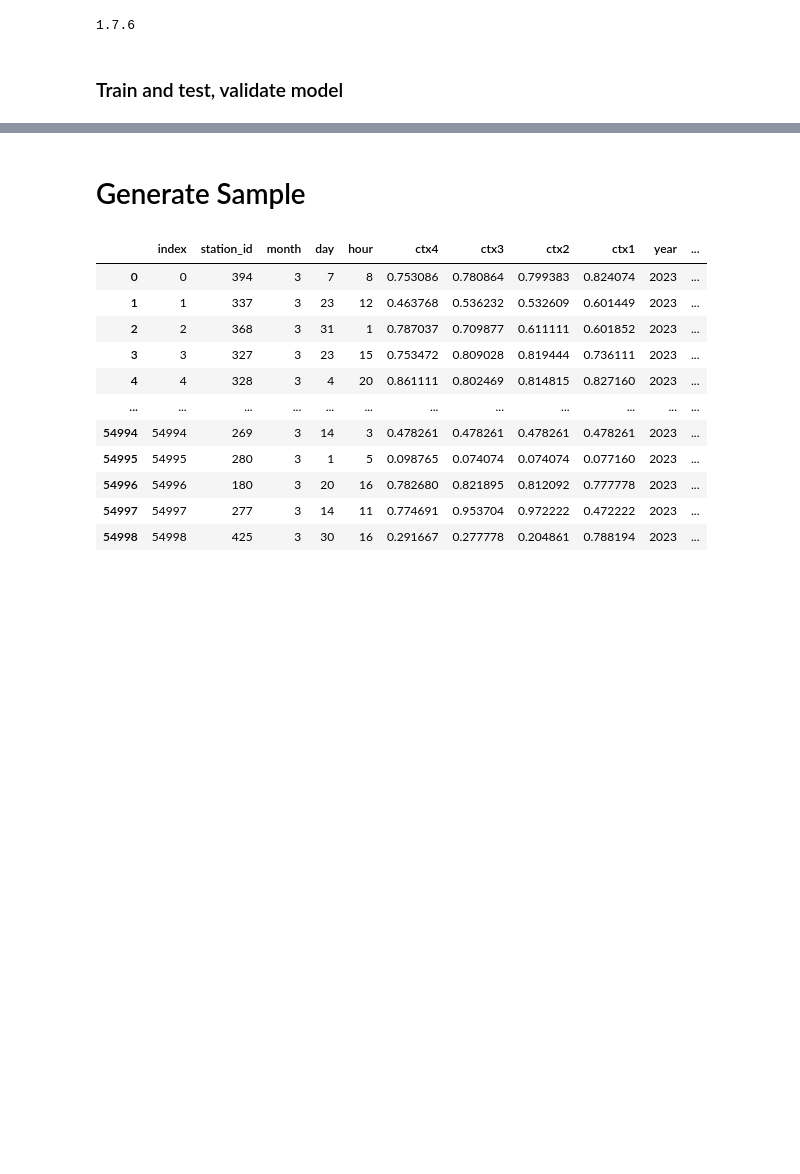
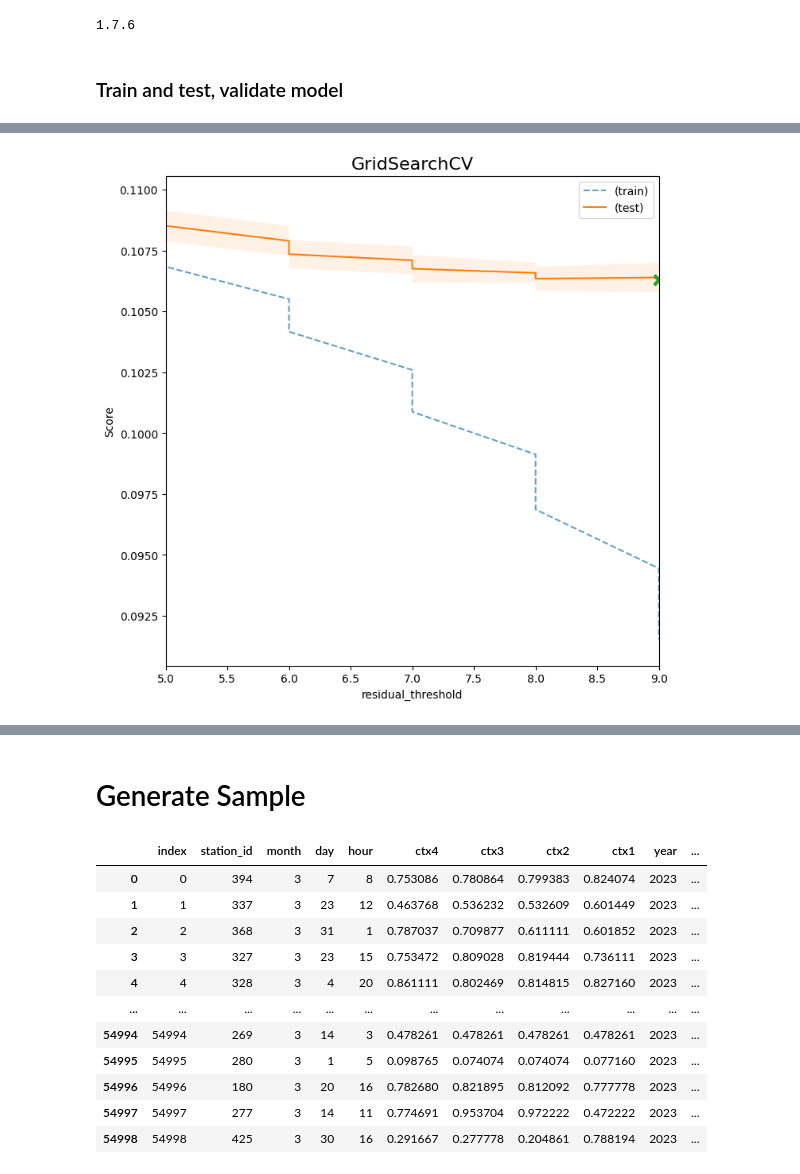
Before and after one commit to or1ol/CaptstoneProject, a Jupyter notebook: dades_complet_v1-6-Prediction-21-22-alladditionaldata.ipynb, the cells around one changed output, grey strips where cells are left out. Drawn from its saved outputs; the diff is of its cells as text; code cells hidden in the pictures; blank space fills up the shorter version.

```diff
--- a/dades_complet_v1-6-Prediction-21-22-alladditionaldata.ipynb
+++ b/dades_complet_v1-6-Prediction-21-22-alladditionaldata.ipynb
@@ -1727,0 +1760,7 @@ Wall time: 30min 8s
+# %%
+Xtr, ytr, Xva, yva, Xte, yte = prepare_splits(
+    full_pipeline,
+    (X_train, y_train),
+    (X_val, y_val),
+    (X_test, y_test),
+    [2022], [2,3,4], True)
@@ -1727,0 +1800,2 @@ Wall time: 30min 8s
+# %%
+grid_search.fit(Xtr, ytr)
@@ -1727,0 +1891,2 @@ Wall time: 30min 8s
+# %%
+results = grid_search.cv_results_
@@ -1727,0 +1913,4 @@ Wall time: 30min 8s
+# %%
+print_grid_result(results, 'param_max_depth')
+# %% [output]
+[figure, added]
```
Also changed, not shown: parts of 34 cells of this notebook, 4 other files.
